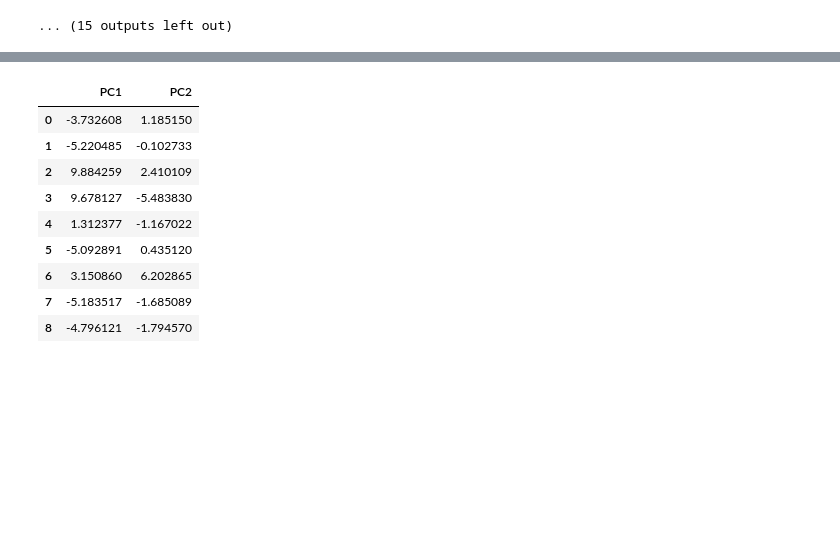
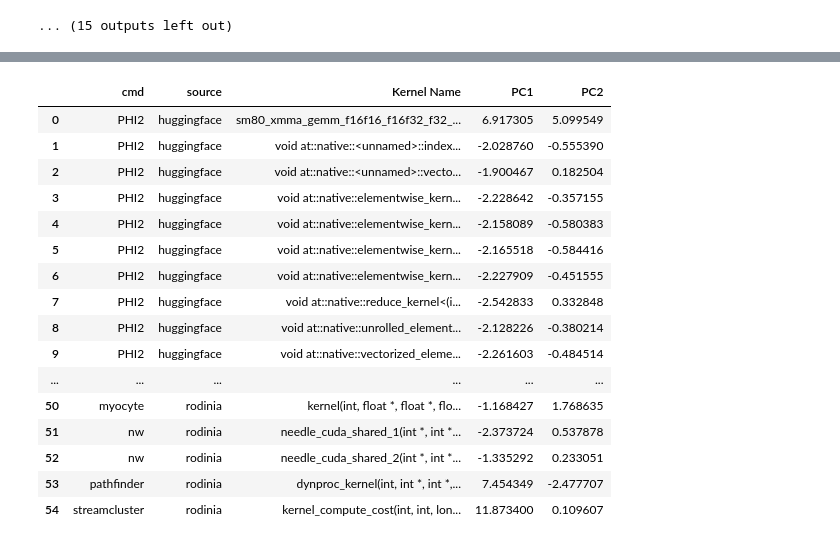
Before and after one commit to wkaisertexas/sim-pca, a Jupyter notebook: scripts/perf-pca.ipynb, the cells around one changed output, grey strips where cells are left out. Saved outputs shown, nothing was run; the diff lists cells and outputs as text; code cells hidden in the pictures; blank space fills up the shorter version.

```diff
--- a/scripts/perf-pca.ipynb
+++ b/scripts/perf-pca.ipynb
@@ -15,7 +15,7 @@ from sklearn.decomposition import PCA
 from sklearn.preprocessing import StandardScaler
 import matplotlib.pyplot as plt
 
-pd.set_option('display.max_rows', None)
-pd.set_option('display.max_columns', None)
+pd.set_option('display.max_rows', 120)
+pd.set_option('display.max_columns', 120)
 # %%
 # Running and generating a report for each of the datasets
@@ -104,3 +104,8 @@ Time for CUDA kernels:  22.329993 sec
 /p/archgpuprofiling/sim-pca/scripts
 ./run: line 1: ./hybridsort: No such file or directory
 ... (15 outputs left out)
+# %%
+# loading the large language model kernels
+for file in glob("./ncu-reports/*.ncu-rep"):
+    os.system(f"ncu --import {file} --csv >> {file}.csv")
+    print(file)
@@ -109,6 +117,17 @@ dfs = []
 
 for file in glob("*.csv"):
     df = pd.read_csv(file)
+    df['source'] = 'rodinia'
+    df['cmd'] = file.replace("ncu-reports/", "").replace(".csv", "")
+    base_name = os.path.splitext(file)[0]
+    if len(df.columns) < 5:
+        continue
+    dfs.append(df)
+
+for file in glob("ncu-reports/*.csv"):
+    df = pd.read_csv(file)
+    df['source'] = 'huggingface'
+    df['cmd'] = file.replace("ncu-reports/", "").replace(".csv", "").replace(".ncu-rep", "").upper()
     base_name = os.path.splitext(file)[0]
     if len(df.columns) < 5:
         continue
@@ -136,6 +155,6 @@ dfs
 # %%
 # pivoting the data
-df = dfs.pivot(index='Kernel Name', columns='Metric Name', values='Metric Value')
+df = dfs.pivot(index=["cmd", "source", 'Kernel Name'], columns='Metric Name', values='Metric Value')
 
 # df.columns = [column for column in df.columns]
 # df['gpc__cycles_elapsed.max'] = df['gpc__cycles_elapsed.max'].apply(lambda x: int(str(x).replace(",", "")))
@@ -143,6 +162,9 @@ df = dfs.pivot(index='Kernel Name', columns='Metric Name', values='Metric Value'
 
 for column in df.columns:
     # print(column)
+    # if "avg.pct_of_peak" in column:
+    #     del df[column]
+    #     continue
     try:
         df[column] = df[column].astype(float)
     except:
@@ -171,22 +195,30 @@ df.transpose()
 # %%
 # Scaling and performing PCA
 scaler = StandardScaler()
 pca = PCA(n_components=2)
 
 scaled_data = scaler.fit_transform(df)
 principal_components = pca.fit_transform(scaled_data)
 
 # Create a DataFrame with the principal components
-pca_df = pd.DataFrame(data=principal_components, columns=['PC1', 'PC2'])
-pca_df[['PC1', 'PC2']]
+pca_df = pd.DataFrame(data=principal_components, columns=['PC1', 'PC2'], index=df.index)
+pca_df = pca_df.reset_index()
+pca_df
 # %% [output]
-|  | PC1 | PC2 |
-| 0 | -3.732608 | 1.185150 |
-| 1 | -5.220485 | -0.102733 |
-| 2 | 9.884259 | 2.410109 |
-| 3 | 9.678127 | -5.483830 |
-| 4 | 1.312377 | -1.167022 |
-| 5 | -5.092891 | 0.435120 |
-| 6 | 3.150860 | 6.202865 |
-| 7 | -5.183517 | -1.685089 |
-| 8 | -4.796121 | -1.794570 |
+|  | cmd | source | Kernel Name | PC1 | PC2 |
+| 0 | PHI2 | huggingface | sm80_xmma_gemm_f16f16_f16f32_f32_... | 6.917305 | 5.099549 |
+| 1 | PHI2 | huggingface | void at::native::<unnamed>::index... | -2.028760 | -0.555390 |
+| 2 | PHI2 | huggingface | void at::native::<unnamed>::vecto... | -1.900467 | 0.182504 |
+| 3 | PHI2 | huggingface | void at::native::elementwise_kern... | -2.228642 | -0.357155 |
+| 4 | PHI2 | huggingface | void at::native::elementwise_kern... | -2.158089 | -0.580383 |
+| 5 | PHI2 | huggingface | void at::native::elementwise_kern... | -2.165518 | -0.584416 |
+| 6 | PHI2 | huggingface | void at::native::elementwise_kern... | -2.227909 | -0.451555 |
+| 7 | PHI2 | huggingface | void at::native::reduce_kernel<(i... | -2.542833 | 0.332848 |
+| 8 | PHI2 | huggingface | void at::native::unrolled_element... | -2.128226 | -0.380214 |
+| 9 | PHI2 | huggingface | void at::native::vectorized_eleme... | -2.261603 | -0.484514 |
+| ... | ... | ... | ... | ... | ... |
+| 50 | myocyte | rodinia | kernel(int, float *, float *, flo... | -1.168427 | 1.768635 |
+| 51 | nw | rodinia | needle_cuda_shared_1(int *, int *... | -2.373724 | 0.537878 |
+| 52 | nw | rodinia | needle_cuda_shared_2(int *, int *... | -1.335292 | 0.233051 |
+| 53 | pathfinder | rodinia | dynproc_kernel(int, int *, int *,... | 7.454349 | -2.477707 |
+| 54 | streamcluster | rodinia | kernel_compute_cost(int, int, lon... | 11.873400 | 0.109607 |
```
Also changed, not shown: parts of 6 cells of this notebook, 15 other files.
